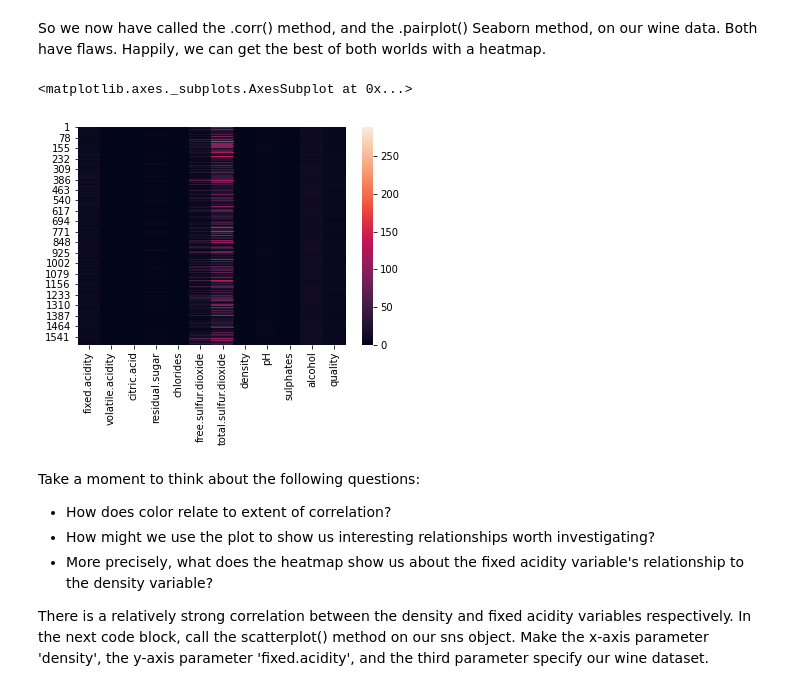
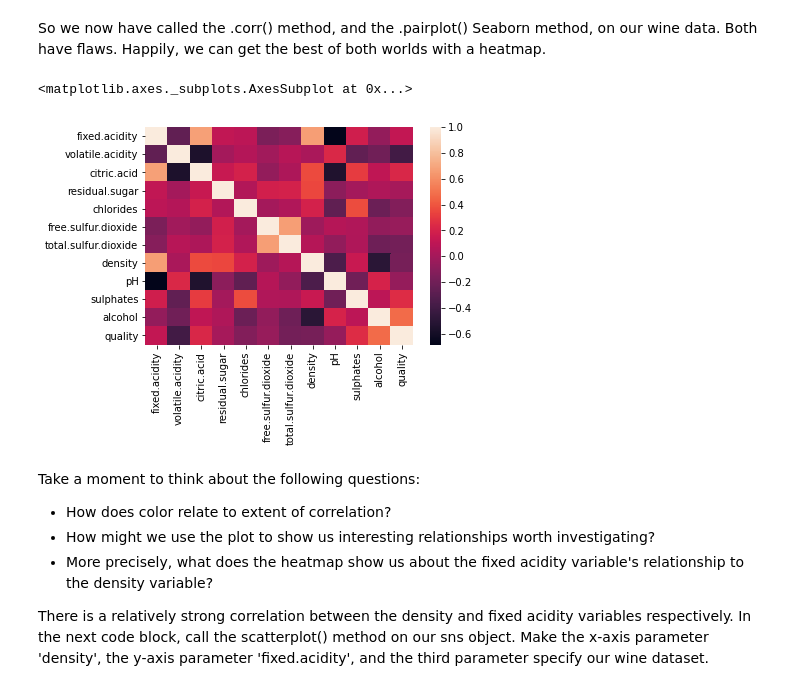
Before and after one commit to dinqui/Case-Study-Linear-Regression, a Jupyter notebook: Springboard Regression Case Study, Unit 8 - the Red Wine Dataset - Tier 3.ipynb, the cells around one changed output. Drawn from its saved outputs; the diff is of its cells as text; code cells hidden in the pictures.

```diff
--- a/Springboard Regression Case Study, Unit 8 - the Red Wine Dataset - Tier 3.ipynb
+++ b/Springboard Regression Case Study, Unit 8 - the Red Wine Dataset - Tier 3.ipynb
@@ -214,10 +214,10 @@ Here's a couple things you might have noticed:
 So we now have called the .corr() method, and the .pairplot() Seaborn method, on our wine data. Both have flaws. Happily, we can get the best of both worlds with a heatmap.
 # %%
 # Make a heatmap of the data
-sns.heatmap(Redwine)
+sns.heatmap(Redwine.corr())
 # %% [output]
 <matplotlib.axes._subplots.AxesSubplot at 0x...>
-[figure, old version]
+[figure, new version]
 # %% [markdown]
 Take a moment to think about the following questions:
 - How does color relate to extent of correlation?
```
Also changed, not shown: parts of 1 cell of this notebook.
